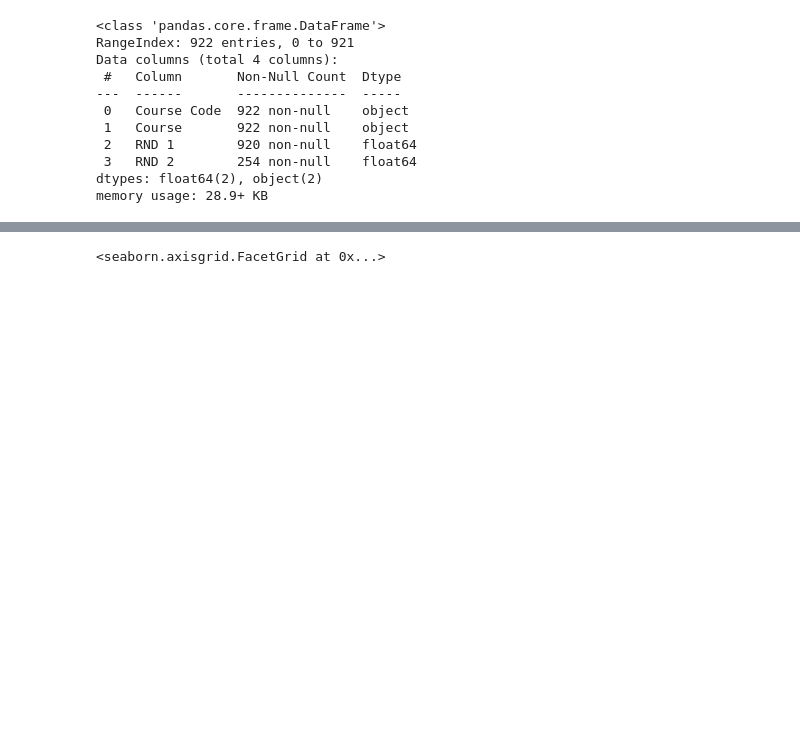
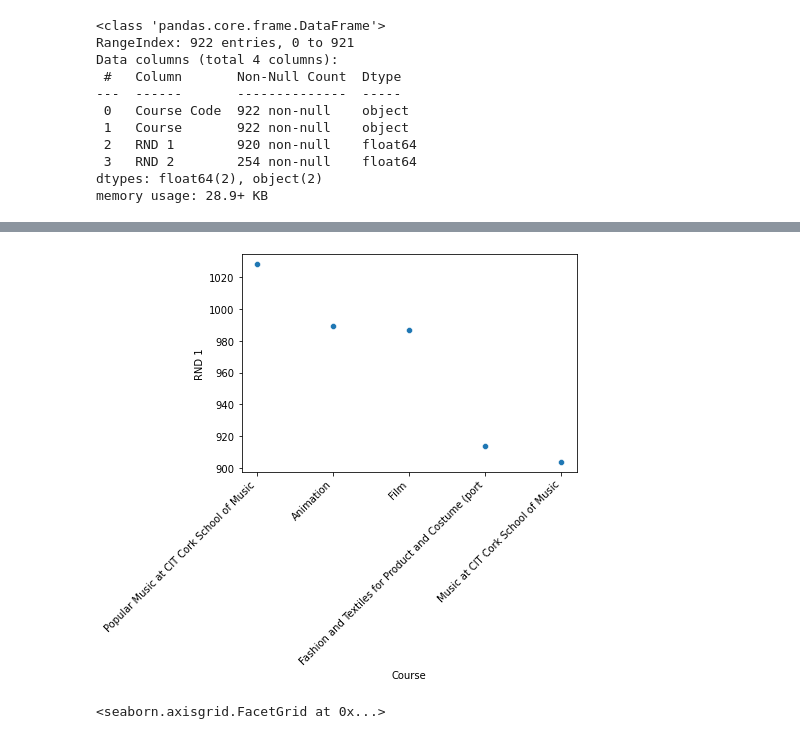
Before and after one commit to conor-mccaffrey/cao-points, a Jupyter notebook: cao-points-analysis.ipynb, the cells around one changed output, grey strips where cells are left out. Cells and saved outputs as stored; diff of their text form; code cells hidden in the pictures; blank space fills up the shorter version.

```diff
--- a/cao-points-analysis.ipynb
+++ b/cao-points-analysis.ipynb
@@ -470,5 +483,8 @@ type('genr')
 # %% [output]
 str
 # %%
-df2021['RND 1'] = df2021['RND 1'].str.replace('*', '')
-df2021['RND 1'] = df2021['RND 1'].str.replace('#', '')
+# Use regular expression to capture asteriks/hash and replace
+#(https://pandas.pydata.org/pandas-docs/version/0.21/generated/pandas.Series.str.replace.html)
+
+df2021['RND 1'] = df2021['RND 1'].str.replace(r'\*', '', regex=True)
+df2021['RND 1'] = df2021['RND 1'].str.replace(r'\#', '', regex=True)
@@ -477,6 +491,8 @@ AttributeError: Can only use .str accessor with string values!
 # %%
-df2021['RND 2'] = df2021['RND 2'].str.replace('*', '')
-df2021['RND 2'] = df2021['RND 2'].str.replace('#', '')
+# Use regular expression to capture asteriks/hash and replace
+#(https://pandas.pydata.org/pandas-docs/version/0.21/generated/pandas.Series.str.replace.html)
+df2021['RND 2'] = df2021['RND 2'].str.replace(r'\*', '', regex=True)
+df2021['RND 2'] = df2021['RND 2'].str.replace(r'\#', '', regex=True)
 # %%
 df2021.info()
 # %% [output]
@@ -539,3 +597,16 @@ df2021.plot(x ='Course', y='RND 1', kind = 'bar')
+# %%
+#ax = sns.countplot(x="Column", data=ds)
+sns.scatterplot(data=top_5, x='Course', y='RND 1')
+#sct.set_xticklabels(sct.get_xticklabels(), rotation=40)
+plt.xticks(
+    rotation=45,
+    horizontalalignment='right',
+    fontweight='light',
+
+)
+plt.show()
+# %% [output]
+[figure, added]
 # %%
 sns.displot(df2021['RND 1'], kde= False, bins = 15, color = 'green', edgecolor = 'orange', alpha=0.6)
 # %% [output]
```
Also changed, not shown: parts of 14 cells of this notebook, 15 other files.
